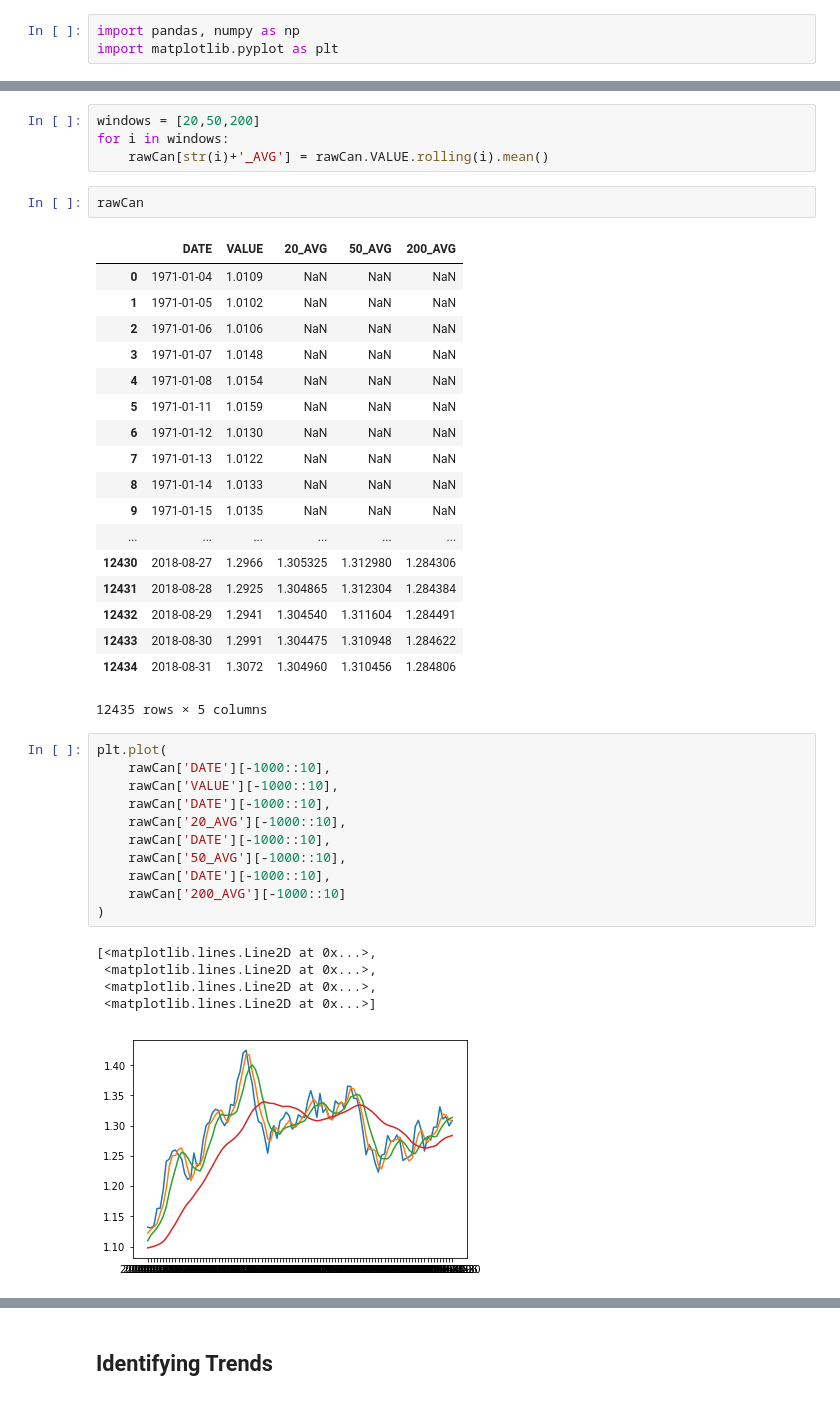
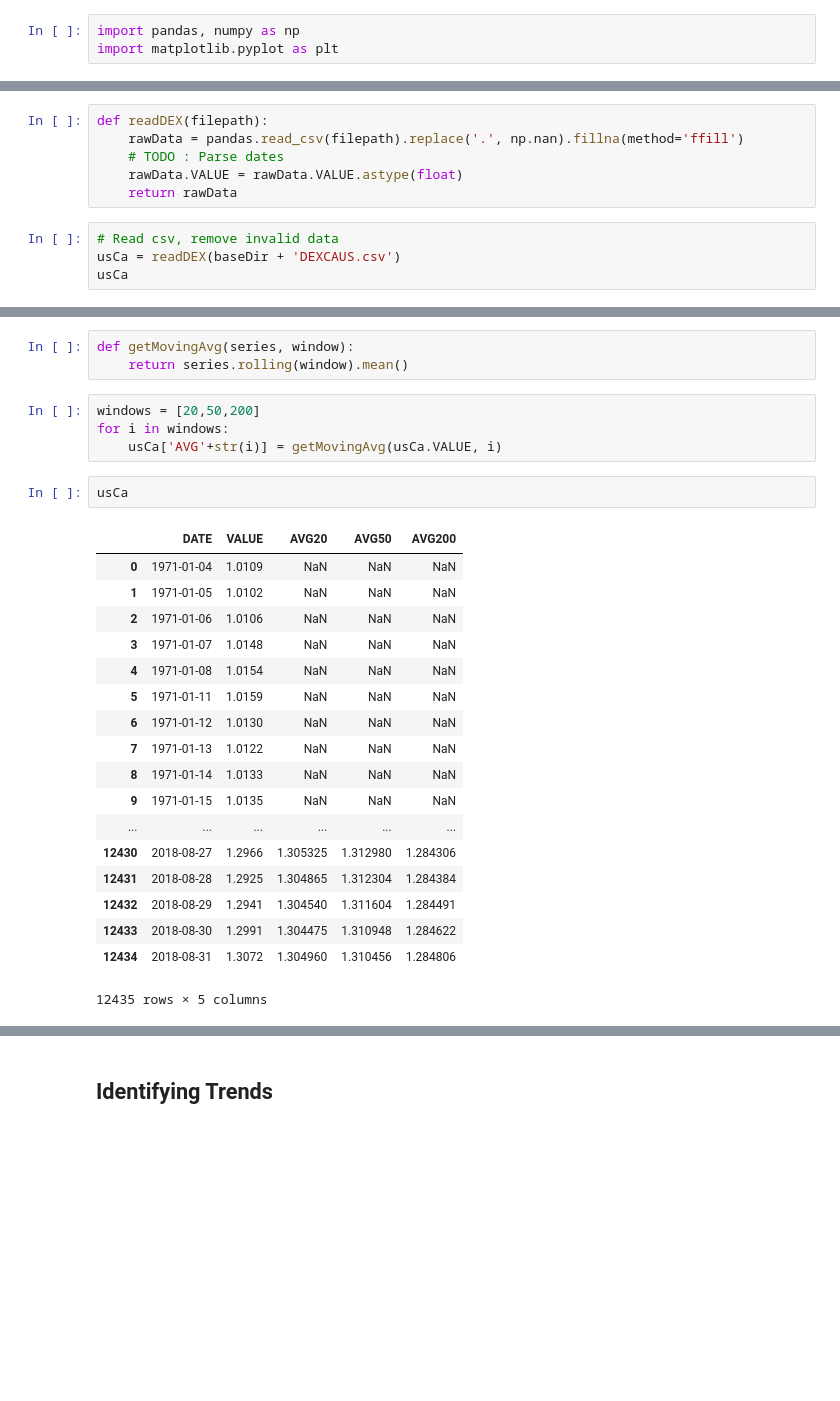
Before and after one commit to Angus-McLean/fxboys, a Jupyter notebook: FOREX Attempt1.ipynb, the cells around one changed output, grey strips where cells are left out. Saved outputs shown, nothing was run; the diff lists cells and outputs as text; blank space fills up the shorter version.

```diff
--- a/FOREX Attempt1.ipynb
+++ b/FOREX Attempt1.ipynb
@@ -46,0 +46,10 @@ rawCan.describe()
+# %%
+def readDEX(filepath):
+    rawData = pandas.read_csv(filepath).replace('.', np.nan).fillna(method='ffill')
+    # TODO : Parse dates
+    rawData.VALUE = rawData.VALUE.astype(float)
+    return rawData
+# %%
+# Read csv, remove invalid data
+usCa = readDEX(baseDir + 'DEXCAUS.csv')
+usCa
@@ -67,42 +106,28 @@ plt.plot(rawCan['VALUE'][::10])
+# %%
+def getMovingAvg(series, window):
+    return series.rolling(window).mean()
 # %%
 windows = [20,50,200]
 for i in windows:
-    rawCan[str(i)+'_AVG'] = rawCan.VALUE.rolling(i).mean()
+    usCa['AVG'+str(i)] = getMovingAvg(usCa.VALUE, i)
-# %%
-rawCan
-# %% [output]
-|  | DATE | VALUE | 20_AVG | 50_AVG | 200_AVG |
-| 0 | 1971-01-04 | 1.0109 | NaN | NaN | NaN |
-| 1 | 1971-01-05 | 1.0102 | NaN | NaN | NaN |
-| 2 | 1971-01-06 | 1.0106 | NaN | NaN | NaN |
-| 3 | 1971-01-07 | 1.0148 | NaN | NaN | NaN |
-| 4 | 1971-01-08 | 1.0154 | NaN | NaN | NaN |
-| 5 | 1971-01-11 | 1.0159 | NaN | NaN | NaN |
-| 6 | 1971-01-12 | 1.0130 | NaN | NaN | NaN |
-| 7 | 1971-01-13 | 1.0122 | NaN | NaN | NaN |
-| 8 | 1971-01-14 | 1.0133 | NaN | NaN | NaN |
-| 9 | 1971-01-15 | 1.0135 | NaN | NaN | NaN |
-| ... | ... | ... | ... | ... | ... |
-| 12430 | 2018-08-27 | 1.2966 | 1.305325 | 1.312980 | 1.284306 |
-| 12431 | 2018-08-28 | 1.2925 | 1.304865 | 1.312304 | 1.284384 |
-| 12432 | 2018-08-29 | 1.2941 | 1.304540 | 1.311604 | 1.284491 |
-| 12433 | 2018-08-30 | 1.2991 | 1.304475 | 1.310948 | 1.284622 |
-| 12434 | 2018-08-31 | 1.3072 | 1.304960 | 1.310456 | 1.284806 |
-12435 rows × 5 columns
-# %%
-plt.plot(
-    rawCan['DATE'][-1000::10],
-    rawCan['VALUE'][-1000::10],
-    rawCan['DATE'][-1000::10],
-    rawCan['20_AVG'][-1000::10],
-    rawCan['DATE'][-1000::10],
-    rawCan['50_AVG'][-1000::10],
-    rawCan['DATE'][-1000::10],
-    rawCan['200_AVG'][-1000::10]
-)
-# %% [output]
-[<matplotlib.lines.Line2D at 0x...>,
- <matplotlib.lines.Line2D at 0x...>,
- <matplotlib.lines.Line2D at 0x...>,
- <matplotlib.lines.Line2D at 0x...>]
-[figure, removed]
+# %%
+usCa
+# %% [output]
+|  | DATE | VALUE | AVG20 | AVG50 | AVG200 |
+| 0 | 1971-01-04 | 1.0109 | NaN | NaN | NaN |
+| 1 | 1971-01-05 | 1.0102 | NaN | NaN | NaN |
+| 2 | 1971-01-06 | 1.0106 | NaN | NaN | NaN |
+| 3 | 1971-01-07 | 1.0148 | NaN | NaN | NaN |
+| 4 | 1971-01-08 | 1.0154 | NaN | NaN | NaN |
+| 5 | 1971-01-11 | 1.0159 | NaN | NaN | NaN |
+| 6 | 1971-01-12 | 1.0130 | NaN | NaN | NaN |
+| 7 | 1971-01-13 | 1.0122 | NaN | NaN | NaN |
+| 8 | 1971-01-14 | 1.0133 | NaN | NaN | NaN |
+| 9 | 1971-01-15 | 1.0135 | NaN | NaN | NaN |
+| ... | ... | ... | ... | ... | ... |
+| 12430 | 2018-08-27 | 1.2966 | 1.305325 | 1.312980 | 1.284306 |
+| 12431 | 2018-08-28 | 1.2925 | 1.304865 | 1.312304 | 1.284384 |
+| 12432 | 2018-08-29 | 1.2941 | 1.304540 | 1.311604 | 1.284491 |
+| 12433 | 2018-08-30 | 1.2991 | 1.304475 | 1.310948 | 1.284622 |
+| 12434 | 2018-08-31 | 1.3072 | 1.304960 | 1.310456 | 1.284806 |
+12435 rows × 5 columns
```
Also changed, not shown: parts of 30 cells of this notebook.
